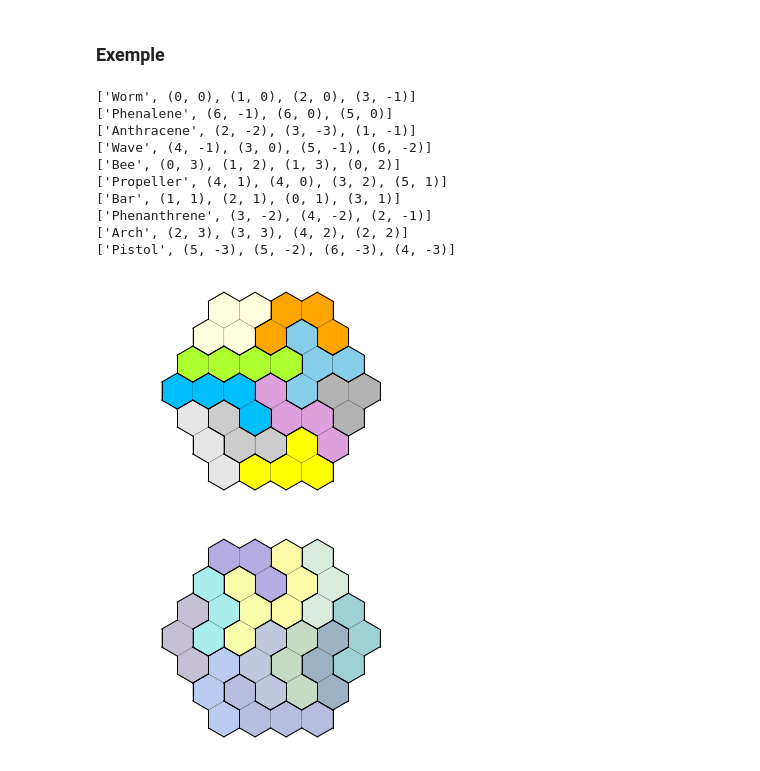
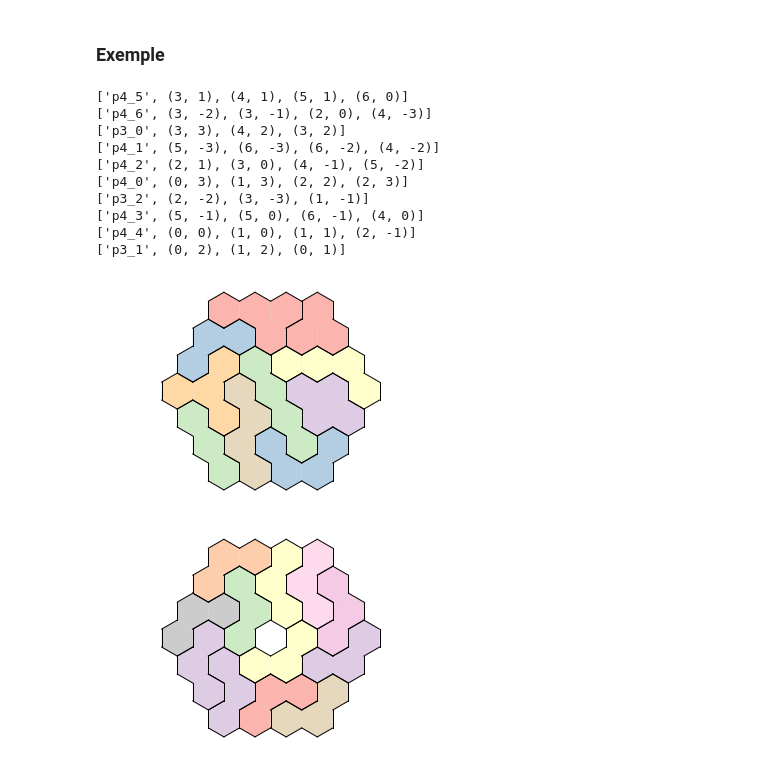
Before and after one commit to YvesLemaire/Jupyter-Puzzles, a Jupyter notebook: sage/couvertureExacte/puzzles-2D/puzzles-hexagones/puzzles-hexagones.ipynb, the cells around one changed output. Drawn from its saved outputs; the diff is of its cells as text; code cells hidden in the pictures.

```diff
--- a/sage/couvertureExacte/puzzles-2D/puzzles-hexagones/puzzles-hexagones.ipynb
+++ b/sage/couvertureExacte/puzzles-2D/puzzles-hexagones/puzzles-hexagones.ipynb
@@ -94,7 +106,7 @@ class PIECE:
         for s in PIECE.polygoneOfCouples(e):
             ax.plot(*s, linewidth = 1, color = 'black')
         for i, j in e:
-            PIECE.plotHexagone(ax, i, j,  facecolor = couleur, edgecolor='black', linewidth=.2)
+            PIECE.plotHexagone(ax, i, j,  facecolor = couleur, edgecolor='black', linewidth=.01)
 
     def plot(self):
 
@@ -181,4 +120,0 @@ Ppropeller = PIECE('Ppropeller', frozenset([(0,0), (1,0),
-# %%
-for p in [Benzene, Naphtalene, Anthracene, Phenanthrene, Phenalene,
-          Bar, Worm, Antiworm, Pistol, Propeller, Arch, Bee, Wave,
-          Ppistol, Ppistol2, Pworm, Pworm2, Pbee, Ppropeller]: p.plot()
@@ -259,15 +231,12 @@ class PUZZLE:
 
     def plotSolution(self,sol):
 
-        if not self.strict:
-            from random import random
-            def r():
-                return .6 + .4 * random()
         fig = plt.figure(facecolor='w')
         ax = fig.add_subplot(111)
         ax.axis('off')
         ax.axis('equal')
-        # ax.axis([self.min_i - 1, self.max_i + 1, self.min_j - 1, self.max_j + 1])
+        if not self.strict:
+            random.seed('314')
         for l in sol:
             e = set()
             for c in self.lignes[l]:
@@ -275,41 +244,43 @@ class PUZZLE:
                     e.add(c)
                 else:
                     couleur = eval(c).couleur
-            if not self.strict: couleur = (r(),r(),r())
+            if not self.strict: couleur = randomColor()
             PIECE.plotPolyhex(ax, e, couleur)
 # %% [markdown]
 ### Exemple
 # %%
 # 12 x 12290 solutions
 
-polyhexs = [Worm]
-for p in [Anthracene, Phenanthrene, Phenalene,
-          Bar, Pistol, Propeller, Arch, Bee, Wave]:
-    polyhexs += p.isometriques()
+triTetraHexs = []
+for p in polyhexs[3] + polyhexs[4]:
+    triTetraHexs += p.isometriques()
 
-puzzle = PUZZLE(polyhexs,0,6,-3,3,
+puzzle = PUZZLE(triTetraHexs,0,6,-3,3,
                 conditions = (lambda i,j: 0 <= i + j <= 6))
 
 s = puzzle.solve()
 
 sol = next(s)
 puzzle.printSolution(sol)
 puzzle.plotSolution(sol)
 # %% [output]
-['Worm', (0, 0), (1, 0), (2, 0), (3, -1)]
-['Phenalene', (6, -1), (6, 0), (5, 0)]
-['Anthracene', (2, -2), (3, -3), (1, -1)]
-['Wave', (4, -1), (3, 0), (5, -1), (6, -2)]
-['Bee', (0, 3), (1, 2), (1, 3), (0, 2)]
-['Propeller', (4, 1), (4, 0), (3, 2), (5, 1)]
-['Bar', (1, 1), (2, 1), (0, 1), (3, 1)]
-['Phenanthrene', (3, -2), (4, -2), (2, -1)]
-['Arch', (2, 3), (3, 3), (4, 2), (2, 2)]
-['Pistol', (5, -3), (5, -2), (6, -3), (4, -3)]
+['p4_5', (3, 1), (4, 1), (5, 1), (6, 0)]
+['p4_6', (3, -2), (3, -1), (2, 0), (4, -3)]
+['p3_0', (3, 3), (4, 2), (3, 2)]
+['p4_1', (5, -3), (6, -3), (6, -2), (4, -2)]
+['p4_2', (2, 1), (3, 0), (4, -1), (5, -2)]
+['p4_0', (0, 3), (1, 3), (2, 2), (2, 3)]
+['p3_2', (2, -2), (3, -3), (1, -1)]
+['p4_3', (5, -1), (5, 0), (6, -1), (4, 0)]
+['p4_4', (0, 0), (1, 0), (1, 1), (2, -1)]
+['p3_1', (0, 2), (1, 2), (0, 1)]
-[figure, old version]
+[figure, new version]
 # %%
-puzzle = PUZZLE(Phenanthrene.isometriques()+Worm.isometriques(),0,6,-3,3,
-                conditions = (lambda i,j: 0 <= i + j <= 6), strict=False)
-puzzle.plotSolution(next(puzzle.solve()))
+puzzle = PUZZLE(p3_1.isometriques(), 0,6,-3,3,
+                conditions = (lambda i,j: 0 <= i + j <= 6 and (i,j) != (3,0)), strict=False)
+s = puzzle.solve()
+for _ in range(15):
+    p = next(s)
+puzzle.plotSolution(p)
 # %% [output]
-[figure, old version]
+[figure, new version]
```
Also changed, not shown: parts of 6 cells of this notebook, 15 other files.
